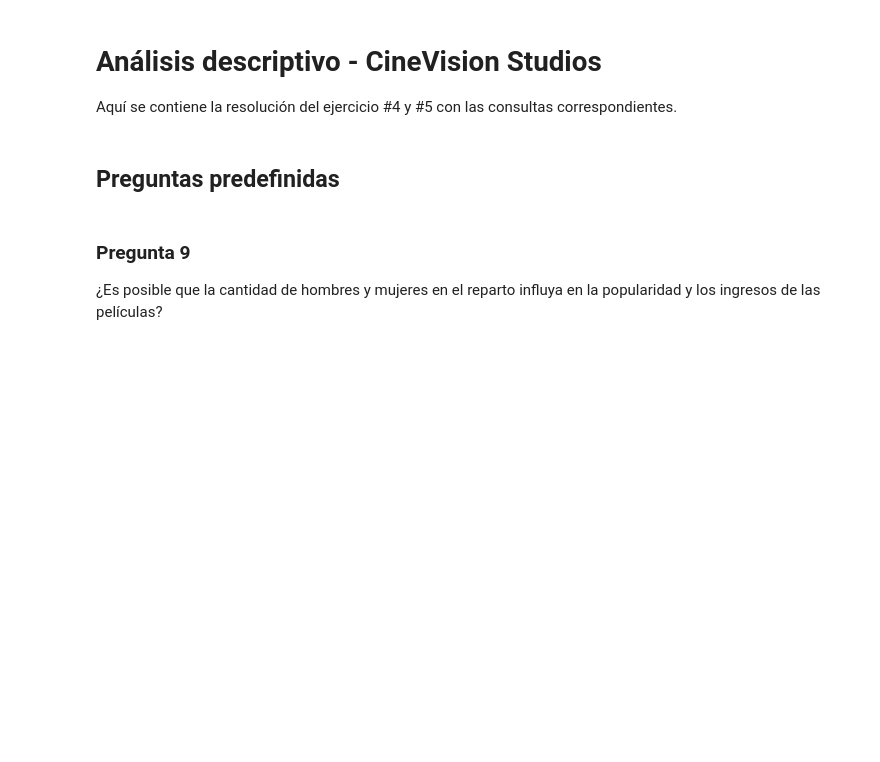
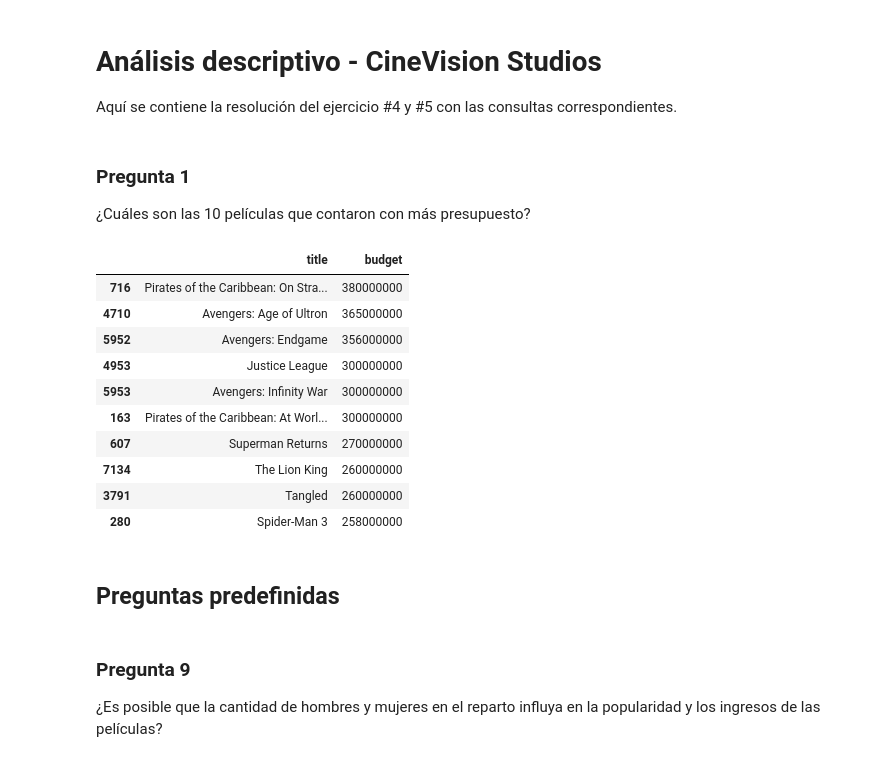
Before and after one commit to Gxrco/DM-HT1, a Jupyter notebook: descriptive_analysis.ipynb, the cells around one changed output. Cells and saved outputs as stored; diff of their text form; code cells hidden in the pictures; blank space fills up the shorter version.

Commit message:
feat(analysis): get top 10 movies with highest budget

```diff
--- a/descriptive_analysis.ipynb
+++ b/descriptive_analysis.ipynb
@@ -13,6 +13,23 @@ sns.set_theme(style="whitegrid")
 
 file_path = "./movies.csv"
 df = pd.read_csv(file_path, encoding="ISO-8859-1")
+# %% [markdown]
+### Pregunta 1
+¿Cuáles son las 10 películas que contaron con más presupuesto?
+# %%
+df[['title', 'budget']].sort_values(by='budget', ascending=False).head(10)
+# %% [output]
+|  | title | budget |
+| 716 | Pirates of the Caribbean: On Stra... | 380000000 |
+| 4710 | Avengers: Age of Ultron | 365000000 |
+| 5952 | Avengers: Endgame | 356000000 |
+| 4953 | Justice League | 300000000 |
+| 5953 | Avengers: Infinity War | 300000000 |
+| 163 | Pirates of the Caribbean: At Worl... | 300000000 |
+| 607 | Superman Returns | 270000000 |
+| 7134 | The Lion King | 260000000 |
+| 3791 | Tangled | 260000000 |
+| 280 | Spider-Man 3 | 258000000 |
 # %% [markdown]
 ## Preguntas predefinidas
 # %% [markdown]
```
